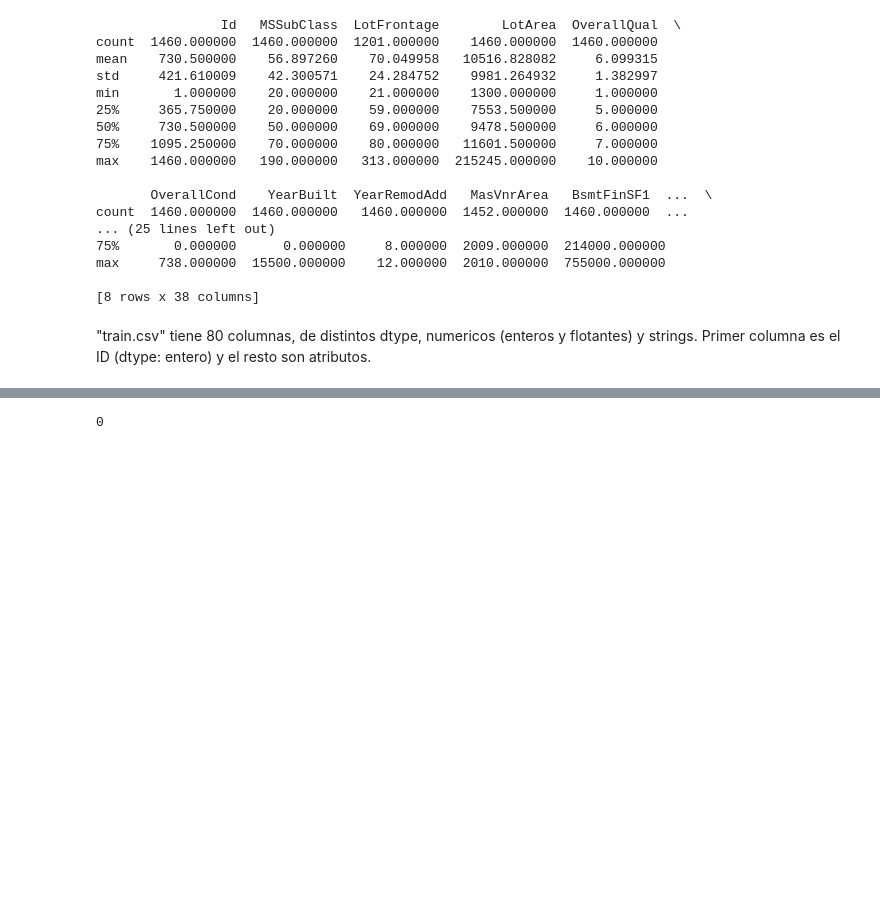
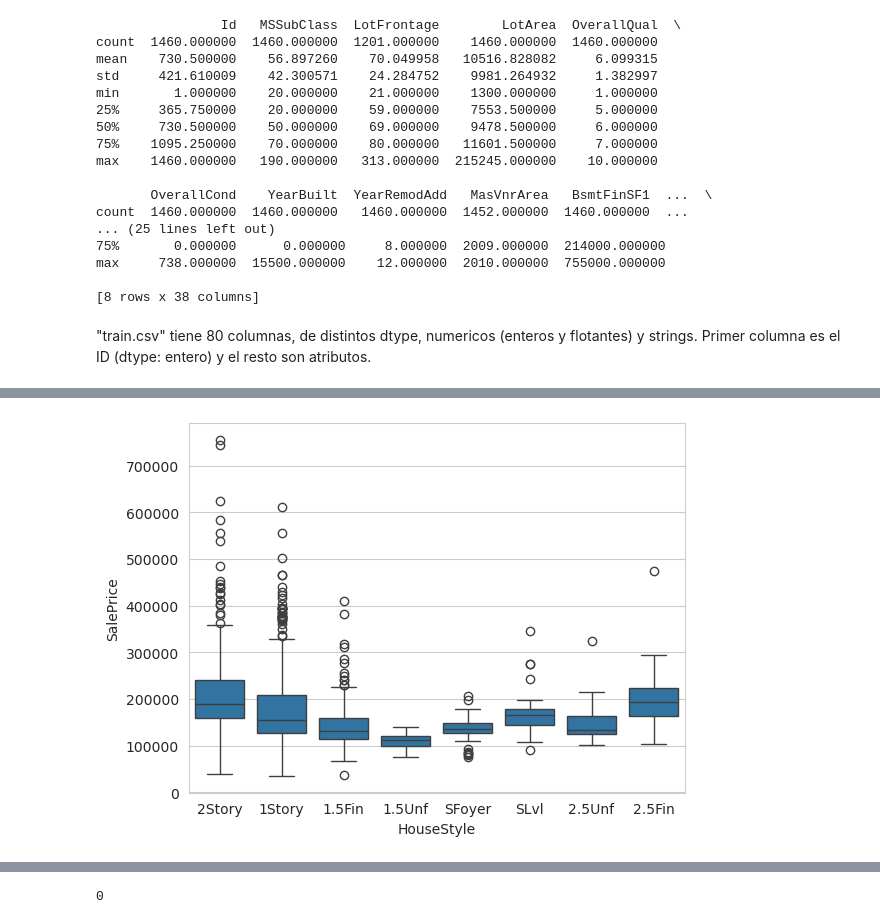
Before and after one commit to lucasf26/Ames_Housing_Prices-Regression, a Jupyter notebook: HousingPrices_EDA.ipynb, the cells around one changed output, grey strips where cells are left out. Drawn from its saved outputs; the diff is of its cells as text; code cells hidden in the pictures; blank space fills up the shorter version.

```diff
--- a/HousingPrices_EDA.ipynb
+++ b/HousingPrices_EDA.ipynb
@@ -88,0 +221,3 @@ Primer columna es el ID (dtype: entero) y el resto son atributos.
+# %%
+df_train['YearBuilt'] = df_train['YrSold']-df_train['YearBuilt']
+df_train['YearRemodAdd'] = df_train['YrSold']-df_train['YearRemodAdd']
@@ -88,0 +312,6 @@ Primer columna es el ID (dtype: entero) y el resto son atributos.
+# %%
+sns.set_style('whitegrid')
+sns.boxplot(data=df_train,x='HouseStyle',y='SalePrice')
+plt.show()
+# %% [output]
+[figure, added]
```
Also changed, not shown: parts of 122 cells of this notebook, 1 other file.
